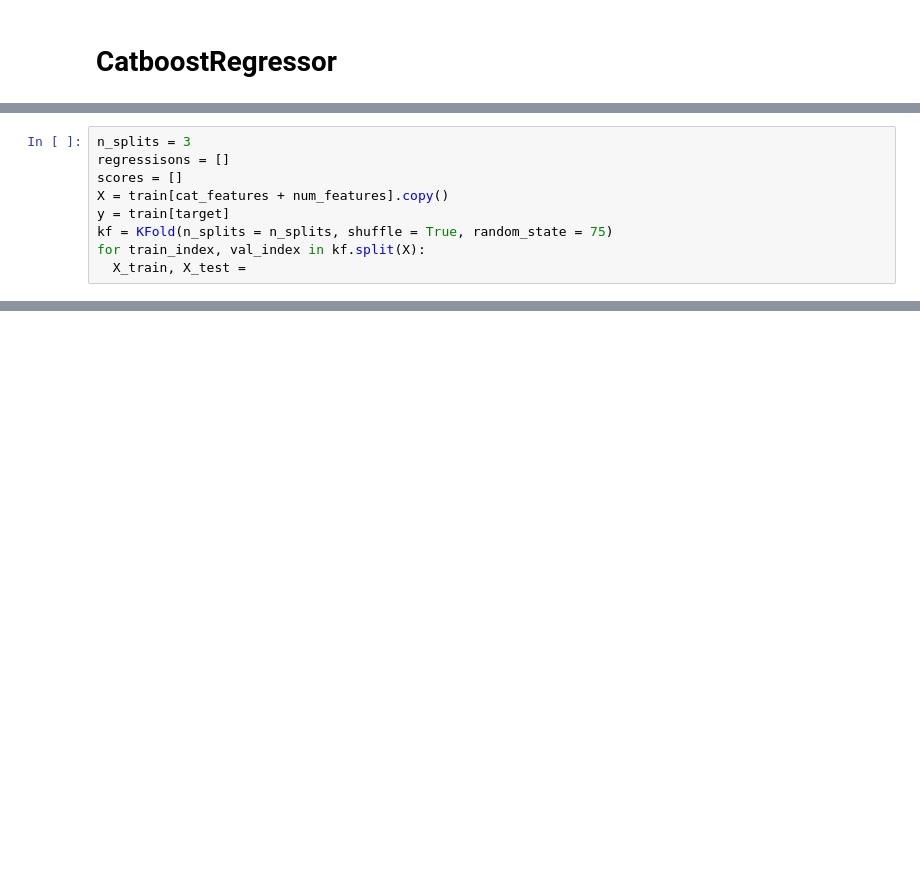
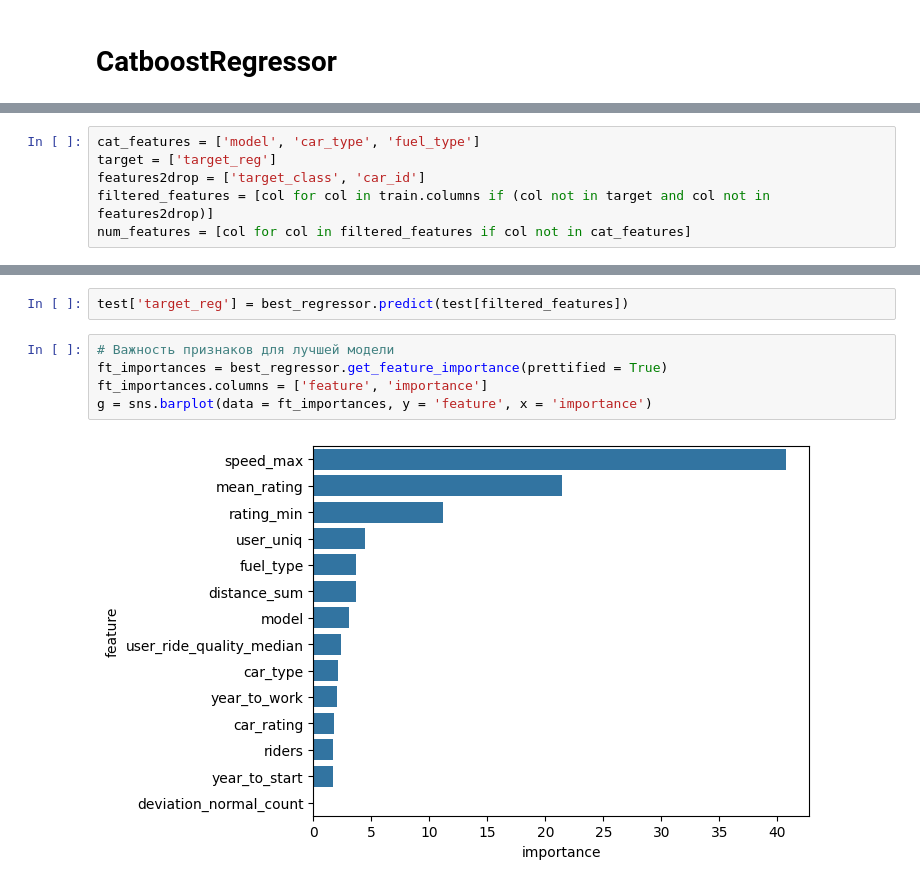
Before and after one commit to Derniska/MyProject, a Jupyter notebook: gradient_boosting_training.ipynb, the cells around one changed output, grey strips where cells are left out. Cells and saved outputs as stored; diff of their text form; blank space fills up the shorter version.

```diff
--- a/gradient_boosting_training.ipynb
+++ b/gradient_boosting_training.ipynb
@@ -39,9 +67,0 @@ features2drop = ['car_id', 'target_class']
-# %%
-n_splits = 3
-regressisons = []
-scores = []
-X = train[cat_features + num_features].copy()
-y = train[target]
-kf = KFold(n_splits = n_splits, shuffle = True, random_state = 75)
-for train_index, val_index in kf.split(X):
-  X_train, X_test =
@@ -65,0 +68,6 @@ for train_index, val_index in kf.split(X):
+# %%
+cat_features = ['model', 'car_type', 'fuel_type']
+target = ['target_reg']
+features2drop = ['target_class', 'car_id']
+filtered_features = [col for col in train.columns if (col not in target and col not in features2drop)]
+num_features = [col for col in filtered_features if col not in cat_features]
@@ -65,0 +141,9 @@ for train_index, val_index in kf.split(X):
+# %%
+test['target_reg'] = best_regressor.predict(test[filtered_features])
+# %%
+# Важность признаков для лучшей модели
+ft_importances = best_regressor.get_feature_importance(prettified = True)
+ft_importances.columns = ['feature', 'importance']
+g = sns.barplot(data = ft_importances, y = 'feature', x = 'importance')
+# %% [output]
+[figure, added]
```
Also changed, not shown: parts of 13 cells of this notebook.
